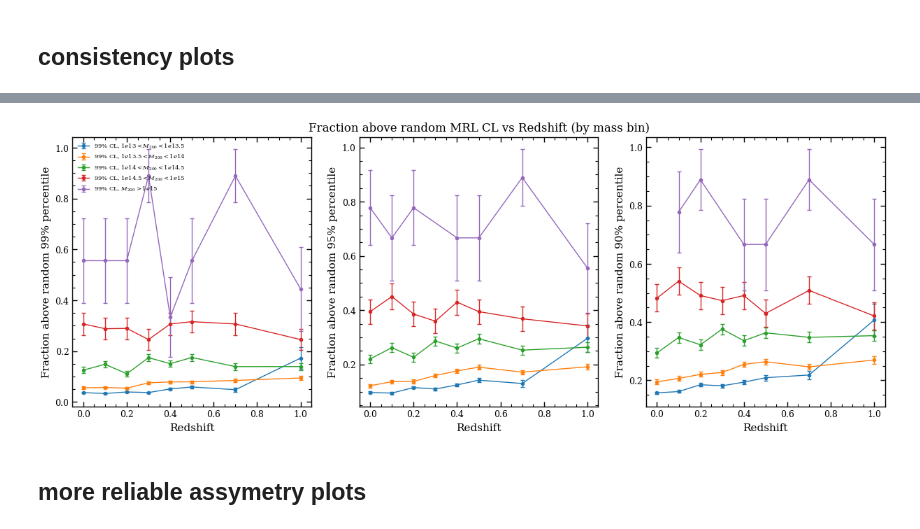
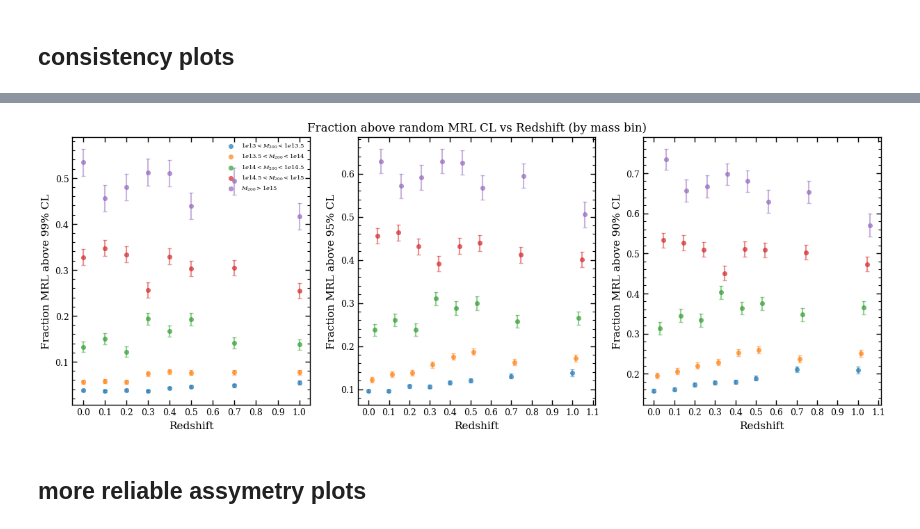
Before and after one commit to poulinal/sat-lopsidedness, a Jupyter notebook: src/myproject/redshiftGalaxyGroup-staticmassbins-combine300Cluster.ipynb, the cells around one changed output, grey strips where cells are left out. Cells and saved outputs as stored; diff of their text form; code cells hidden in the pictures.

```diff
--- a/src/myproject/redshiftGalaxyGroup-staticmassbins-combine300Cluster.ipynb
+++ b/src/myproject/redshiftGalaxyGroup-staticmassbins-combine300Cluster.ipynb
@@ -407,7 +440,7 @@ for snapshot in SnapshotEnum.getAllSnapshots():
         continue  # too high redshift
 
     print(f"Processing snapshot {snapshot[0]}...")
-    galaxyAnalysisSnapshot = listRedshiftGalaxyAnalysis.getGalaxyAnalysisSnapshot(snapshot[0])
+    galaxyAnalysisSnapshot = getListRedshiftGalaxyAnalysisForSnap(snapshot[0])
     # redshifts.append(galaxyAnalysisSnapshot.snapshot_dic[snapshot[0]][1])
     galaxyAnalysisSnapshot.computeAllPlots()
 # %%
@@ -750,8 +783,8 @@ for snapshot in SnapshotEnum.getAllSnapshots():
         continue  # too high redshift
 
     print(f"Processing snapshot {snapshot[0]}...")
-    galaxyAnalysisSnapshot = listRedshiftGalaxyAnalysis.getGalaxyAnalysisSnapshot(snapshot[0])
-    redshifts.append(galaxyAnalysisSnapshot.snapshot_dic[snapshot[0]][1])
+    galaxyAnalysisSnapshot = getListRedshiftGalaxyAnalysisForSnap(snapshot[0])
+    redshifts.append(snapshot[1])
 
     # Note: getPercentOfClustersAboveRandomMRLCL returns the fraction/count/total *below* the percentile.
     (f99, c99, n99, _), _, _ = galaxyAnalysisSnapshot.getPercentOfClustersAboveRandomMRLCL(
@@ -846,10 +863,0 @@ Figure saved to: /scratch/poulin.al/lopsided/TNG300-1/z1p0/plots/static_percent_
-# %%
-galaxyAnalysisSnapshot = listRedshiftGalaxyAnalysis.getGalaxyAnalysisSnapshot(99)
-random_MRL_values = galaxyAnalysisSnapshot.filtered_gt13_ls13p5_list_of_galaxy_groups.compute_MRL_random_distribution_curves_for_LGG(
-            parallelize=False, num_samples=1000
-        )
-print(f"num galaxies in gt13 lt13p5: {galaxyAnalysisSnapshot.filtered_gt13_ls13p5_list_of_galaxy_groups.getNumGalaxyGroups()}")
-(f99, c99, n99, _), _, _ = galaxyAnalysisSnapshot.getPercentOfClustersAboveRandomMRLCL(
-            galaxyAnalysisSnapshot.filtered_gt13_ls13p5_list_of_galaxy_groups, percentageMRL=90, random_mrl_values=random_MRL_values
-        )
-print(f99, c99, n99)
@@ -895,7 +899,7 @@ for snapshot in SnapshotEnum.getAllSnapshots():
         continue  # too high redshift
 
     print(f"Processing snapshot {snapshot[0]}...")
-    galaxyAnalysisSnapshot = listRedshiftGalaxyAnalysis.getGalaxyAnalysisSnapshot(snapshot[0])
+    galaxyAnalysisSnapshot = getListRedshiftGalaxyAnalysisForSnap(snapshot[0])
 
 
     mass_bins = [
@@ -954,86 +958,84 @@ mass_bin_MRL_CL_fig, mass_bin_MRL_CL_ax = mass_bin_MRL_CL_plotter.create_figure(
     nrows=1,
     ncols=3,
     figsize=(15, 5),
+
+
 )  # each col is a different confidence level, each line is a different mass bin
 
 redshifts = SnapshotEnum.getAllRedshifts()[:8]
 
 
 for i in range(len(mass_bin_labels)):
+    mass_bin_color = mass_bin_colors[i % len(mass_bin_colors)]
     # 99% CL — select non-zero entries and sort by redshift before plotting
     y99 = np.array(fracBelow99_mass_bins[i], dtype=float)
     mask99 = y99 != 0
     if np.any(mask99):
-        x99 = np.array(redshifts)[mask99]
+        x99 = np.array(redshifts)[mask99]# + (i - 0.05) * 0.05
         y99_sel = 1.0 - y99[mask99]
         yerr99 = np.array(errBelow99_mass_bins[i])[mask99]
         order99 = np.argsort(x99)
-        mass_bin_MRL_CL_ax[0].errorbar(
+        mass_bin_MRL_CL_plotter.scatter_plot(
             x99[order99],
             y99_sel[order99],
-            yerr=yerr99[order99],
-            label=f'99% CL, {mass_bin_labels[i]}',
-            marker='o',
-            linestyle='-',
-            capsize=2,
-            elinewidth=1,
-            linewidth=1,
-            markersize=3,
+            errorBars=yerr99[order99],
+            label=f'{mass_bin_labels[i]}',
+            ax=mass_bin_MRL_CL_ax[0],
+            overlay_color=mass_bin_color,
         )
 
     # 95% CL
     y95 = np.array(fracBelow95_mass_bins[i], dtype=float)
     mask95 = y95 != 0
     if np.any(mask95):
-        x95 = np.array(redshifts)[mask95]
+        x95 = np.array(redshifts)[mask95] + (i - 0.015) * 0.015
         y95_sel = 1.0 - y95[mask95]
         yerr95 = np.array(errBelow95_mass_bins[i])[mask95]
         order95 = np.argsort(x95)
-        mass_bin_MRL_CL_ax[1].errorbar(
+        mass_bin_MRL_CL_plotter.scatter_plot(
             x95[order95],
             y95_sel[order95],
-            yerr=yerr95[order95],
-            label=f'95% CL, {mass_bin_labels[i]}',
-            marker='o',
-            linestyle='-',
-            capsize=2,
-            elinewidth=1,
-            linewidth=1,
-            markersize=3,
+            errorBars=yerr95[order95],
+            label=f'{mass_bin_labels[i]}',
+            ax=mass_bin_MRL_CL_ax[1],
+            overlay_color=mass_bin_color,
         )
 
     # 90% CL
     y90 = np.array(fracBelow90_mass_bins[i], dtype=float)
     mask90 = y90 != 0
     if np.any(mask90):
-        x90 = np.array(redshifts)[mask90]
+        x90 = np.array(redshifts)[mask90] + (i - 0.015) * 0.015
         y90_sel = 1.0 - y90[mask90]
         yerr90 = np.array(errBelow90_mass_bins[i])[mask90]
         order90 = np.argsort(x90)
-        mass_bin_MRL_CL_ax[2].errorbar(
+        mass_bin_MRL_CL_plotter.scatter_plot(
             x90[order90],
             y90_sel[order90],
-            yerr=yerr90[order90],
-            label=f'90% CL, {mass_bin_labels[i]}',
-            marker='o',
-            linestyle='-',
-            capsize=2,
-            elinewidth=1,
-            linewidth=1,
-            markersize=3,
+            errorBars=yerr90[order90],
+            label=f'{mass_bin_labels[i]}',
+            ax=mass_bin_MRL_CL_ax[2],
+            overlay_color=mass_bin_color,
         )
 
-mass_bin_MRL_CL_ax[0].set_xlabel('Redshift')
-mass_bin_MRL_CL_ax[1].set_xlabel('Redshift')
-mass_bin_MRL_CL_ax[2].set_xlabel('Redshift')
+for i in range(3):
+    #set only major on bottom
+    mass_bin_MRL_CL_ax[i].xaxis.set_major_locator(MultipleLocator(0.1))
+    mass_bin_MRL_CL_ax[i].xaxis.set_minor_locator(NullLocator())
+    mass_bin_MRL_CL_ax[i].yaxis.set_minor_locator(AutoMinorLocator())
+    mass_bin_MRL_CL_ax[i].tick_params(axis='x', which='minor', bottom=False, top=False)
+    mass_bin_MRL_CL_ax[i].tick_params(axis='y', which='minor', length=3)
 
-mass_bin_MRL_CL_ax[0].set_ylabel('Fraction above random 99% percentile')
-mass_bin_MRL_CL_ax[1].set_ylabel('Fraction above random 95% percentile')
-mass_bin_MRL_CL_ax[2].set_ylabel('Fraction above random 90% percentile')
+    mass_bin_MRL_CL_ax[i].set_xlabel('Redshift')
+
+mass_bin_MRL_CL_ax[0].set_ylabel('Fraction MRL above 99% CL')
+mass_bin_MRL_CL_ax[1].set_ylabel('Fraction MRL above 95% CL')
+mass_bin_MRL_CL_ax[2].set_ylabel('Fraction MRL above 90% CL')
 
 mass_bin_MRL_CL_ax[1].set_title('Fraction above random MRL CL vs Redshift (by mass bin)')
 
-mass_bin_MRL_CL_ax[0].legend(fontsize=6, loc='upper left')
+mass_bin_MRL_CL_ax[0].legend(fontsize=6, loc='upper right')
+
 
 mass_bin_MRL_CL_plotter.save_figure(
     mass_bin_MRL_CL_fig,
@@ -1045,4 +1047,4 @@ Figure saved to: /scratch/poulin.al/lopsided/TNG300-1/z1p0/plots/static_percent_
-[figure, old version]
+[figure, new version]
 # %% [markdown]
 ## more reliable assymetry plots
 # %%
```
Also changed, not shown: parts of 24 cells of this notebook, 5 other files.
